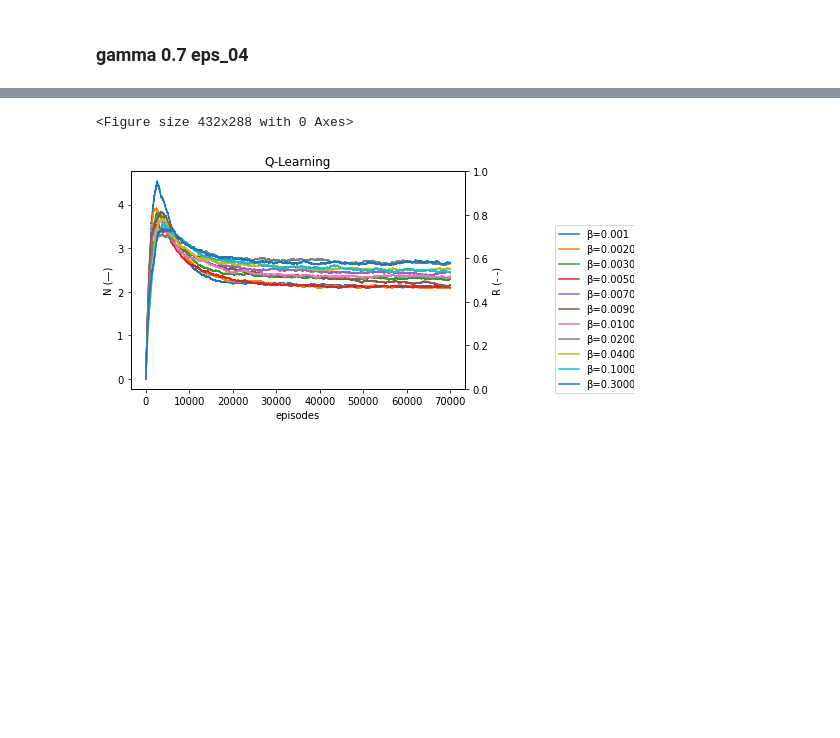
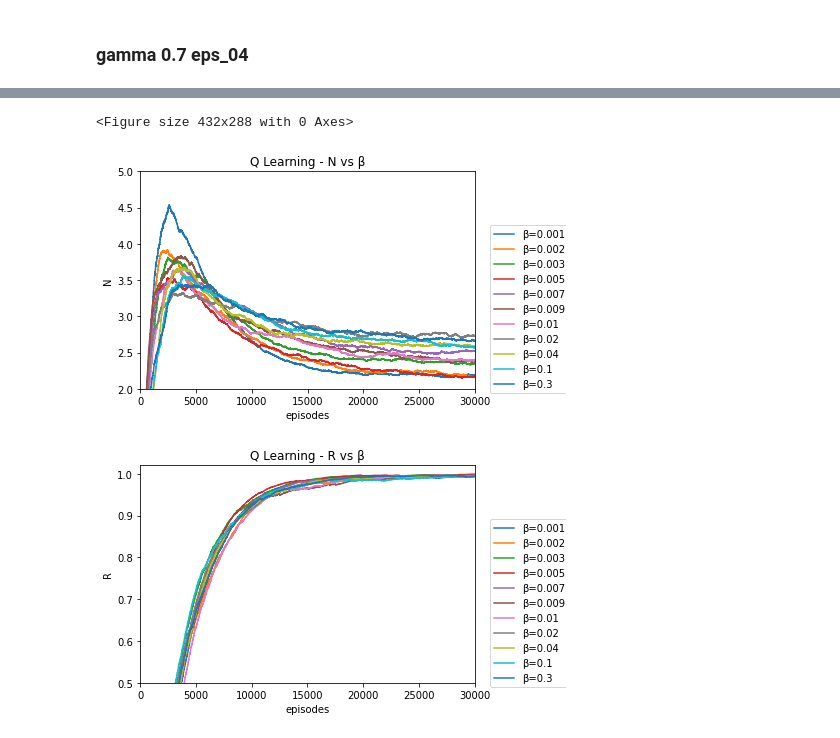
Before and after one commit to JunTu-XD/RL-Checkmate, a Jupyter notebook: data/plotting2.ipynb, the cells around one changed output, grey strips where cells are left out. Drawn from its saved outputs; the diff is of its cells as text; code cells hidden in the pictures; blank space fills up the shorter version.

```diff
--- a/data/plotting2.ipynb
+++ b/data/plotting2.ipynb
@@ -322,39 +391,64 @@ plt.show()
 # %%
 new_figure()
 
 fig, ax  = plt.subplots()
-plt.title("Q-Learning")
+plt.title("Q Learning - N vs β")
 ax.set_xlabel("episodes")
-ax.set_ylabel("N (—)")
-ax2 = ax.twinx()
-ax2.set_ylabel("R (- -)")
+ax.set_ylabel("N")
+ax.plot(b_00100_g_07_q_x_ema, b_00100_g_07_q_n_ema, label="β=0.001")
+ax.plot(b_00200_g_07_q_x_ema, b_00200_g_07_q_n_ema, label="β=0.002")
+ax.plot(b_00300_g_07_q_x_ema, b_00300_g_07_q_n_ema, label="β=0.003")
+ax.plot(b_00500_g_07_q_x_ema, b_00500_g_07_q_n_ema, label="β=0.005")
+ax.plot(b_00700_g_07_q_x_ema, b_00700_g_07_q_n_ema, label="β=0.007")
+ax.plot(b_00900_g_07_q_x_ema, b_00900_g_07_q_n_ema, label="β=0.009")
+ax.plot(b_01000_g_07_q_x_ema, b_01000_g_07_q_n_ema, label="β=0.01")
+ax.plot(b_02000_g_07_q_x_ema, b_02000_g_07_q_n_ema, label="β=0.02")
+ax.plot(b_04000_g_07_q_x_ema, b_04000_g_07_q_n_ema, label="β=0.04")
+ax.plot(b_10000_g_07_q_x_ema, b_10000_g_07_q_n_ema, label="β=0.1")
+ax.plot(b_30000_g_07_q_x_ema, b_30000_g_07_q_n_ema, label="β=0.3")
+ax.set_xlim((0, 30000))
+ax.set_ylim((2, 5))
 
-ax.plot(b_00100_g_07_q_x_ema, b_00100_g_07_q_n_ema, label="β=0.001")
-ax.plot(b_00200_g_07_q_x_ema, b_00200_g_07_q_n_ema, label="β=0.00200")
-ax.plot(b_00300_g_07_q_x_ema, b_00300_g_07_q_n_ema, label="β=0.00300")
-ax.plot(b_00500_g_07_q_x_ema, b_00500_g_07_q_n_ema, label="β=0.00500")
-ax.plot(b_00700_g_07_q_x_ema, b_00700_g_07_q_n_ema, label="β=0.00700")
-ax.plot(b_00900_g_07_q_x_ema, b_00900_g_07_q_n_ema, label="β=0.00900")
-ax.plot(b_01000_g_07_q_x_ema, b_01000_g_07_q_n_ema, label="β=0.01000")
-ax.plot(b_02000_g_07_q_x_ema, b_02000_g_07_q_n_ema, label="β=0.02000")
-ax.plot(b_04000_g_07_q_x_ema, b_04000_g_07_q_n_ema, label="β=0.04000")
-ax.plot(b_10000_g_07_q_x_ema, b_10000_g_07_q_n_ema, label="β=0.10000")
-ax.plot(b_30000_g_07_q_x_ema, b_30000_g_07_q_n_ema, label="β=0.30000")
-
+# ax2 = ax
+# ax2.set_ylabel("R (- -)")
 # ax2.plot(b_00100_g_07_q_x_ema, b_00100_g_07_q_r_ema, label="β=0.001", linestyle=line_style)
 # ax2.plot(b_00200_g_07_q_x_ema, b_00200_g_07_q_r_ema, label="β=0.00200", linestyle=line_style)
 # ax2.plot(b_00300_g_07_q_x_ema, b_00300_g_07_q_r_ema, label="β=0.00300", linestyle=line_style)
 # ax2.plot(b_00500_g_07_q_x_ema, b_00500_g_07_q_r_ema, label="β=0.00500", linestyle=line_style)
 # ax2.plot(b_00700_g_07_q_x_ema, b_00700_g_07_q_r_ema, label="β=0.00700", linestyle=line_style)
 # ax2.plot(b_00900_g_07_q_x_ema, b_00900_g_07_q_r_ema, label="β=0.00900", linestyle=line_style)
 # ax2.plot(b_01000_g_07_q_x_ema, b_01000_g_07_q_r_ema, label="β=0.01000", linestyle=line_style)
 # ax2.plot(b_02000_g_07_q_x_ema, b_02000_g_07_q_r_ema, label="β=0.02000", linestyle=line_style)
 # ax2.plot(b_04000_g_07_q_x_ema, b_04000_g_07_q_r_ema, label="β=0.04000", linestyle=line_style)
 # ax2.plot(b_10000_g_07_q_x_ema, b_10000_g_07_q_r_ema, label="β=0.10000", linestyle=line_style)
 # ax2.plot(b_30000_g_07_q_x_ema, b_30000_g_07_q_r_ema, label="β=0.30000", linestyle=line_style)
 
 fig.legend(loc=loc, bbox_to_anchor=bbox_to_anchor)
+fig2.savefig("Q-beta_N.jpg", dpi=200 )
 plt.show()
+
+fig2, ax2  = plt.subplots()
+plt.title("Q Learning - R vs β")
+ax2.set_xlabel("episodes")
+ax2.set_ylabel("R")
+ax2.plot(b_00100_g_07_q_x_ema, b_00100_g_07_q_r_ema, label="β=0.001")
+ax2.plot(b_00200_g_07_q_x_ema, b_00200_g_07_q_r_ema, label="β=0.002")
+ax2.plot(b_00300_g_07_q_x_ema, b_00300_g_07_q_r_ema, label="β=0.003")
+ax2.plot(b_00500_g_07_q_x_ema, b_00500_g_07_q_r_ema, label="β=0.005")
+ax2.plot(b_00700_g_07_q_x_ema, b_00700_g_07_q_r_ema, label="β=0.007")
+ax2.plot(b_00900_g_07_q_x_ema, b_00900_g_07_q_r_ema, label="β=0.009")
+ax2.plot(b_01000_g_07_q_x_ema, b_01000_g_07_q_r_ema, label="β=0.01")
+ax2.plot(b_02000_g_07_q_x_ema, b_02000_g_07_q_r_ema, label="β=0.02")
+ax2.plot(b_04000_g_07_q_x_ema, b_04000_g_07_q_r_ema, label="β=0.04")
+ax2.plot(b_10000_g_07_q_x_ema, b_10000_g_07_q_r_ema, label="β=0.1")
+ax2.plot(b_30000_g_07_q_x_ema, b_30000_g_07_q_r_ema, label="β=0.3")
+ax2.set_xlim((0, 30000))
+ax2.set_ylim((0.5, 1.02))
+
+fig2.legend(loc=loc, bbox_to_anchor=bbox_to_anchor)
+plt.show()
+fig2.savefig("Q-beta_R.jpg", bbox_inches='tight', dpi=200 )
 # %% [output]
 <Figure size 432x288 with 0 Axes>
-[figure, old version]
+[figure, new version]
+[figure, added]
```
Also changed, not shown: parts of 6 cells of this notebook.
